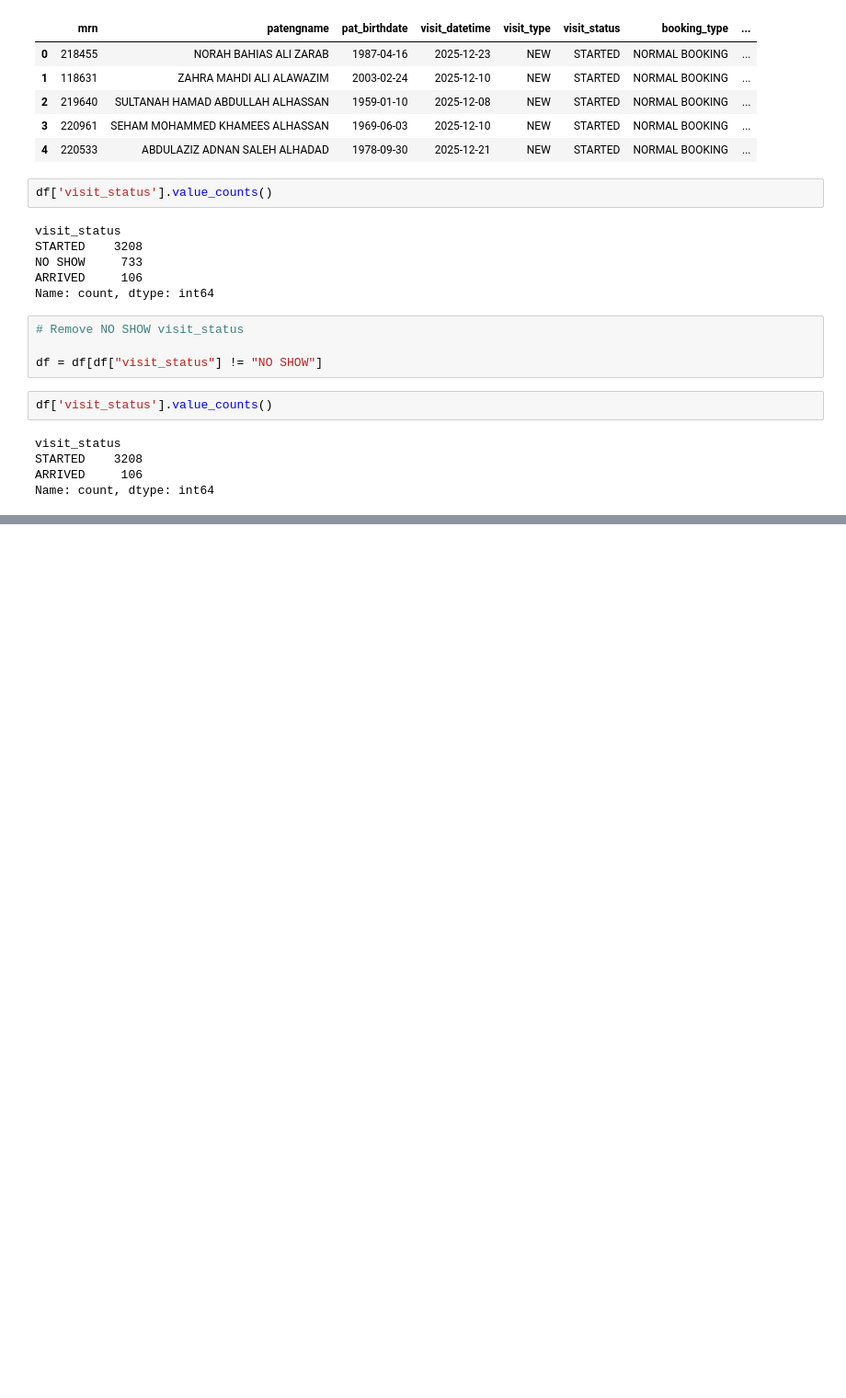
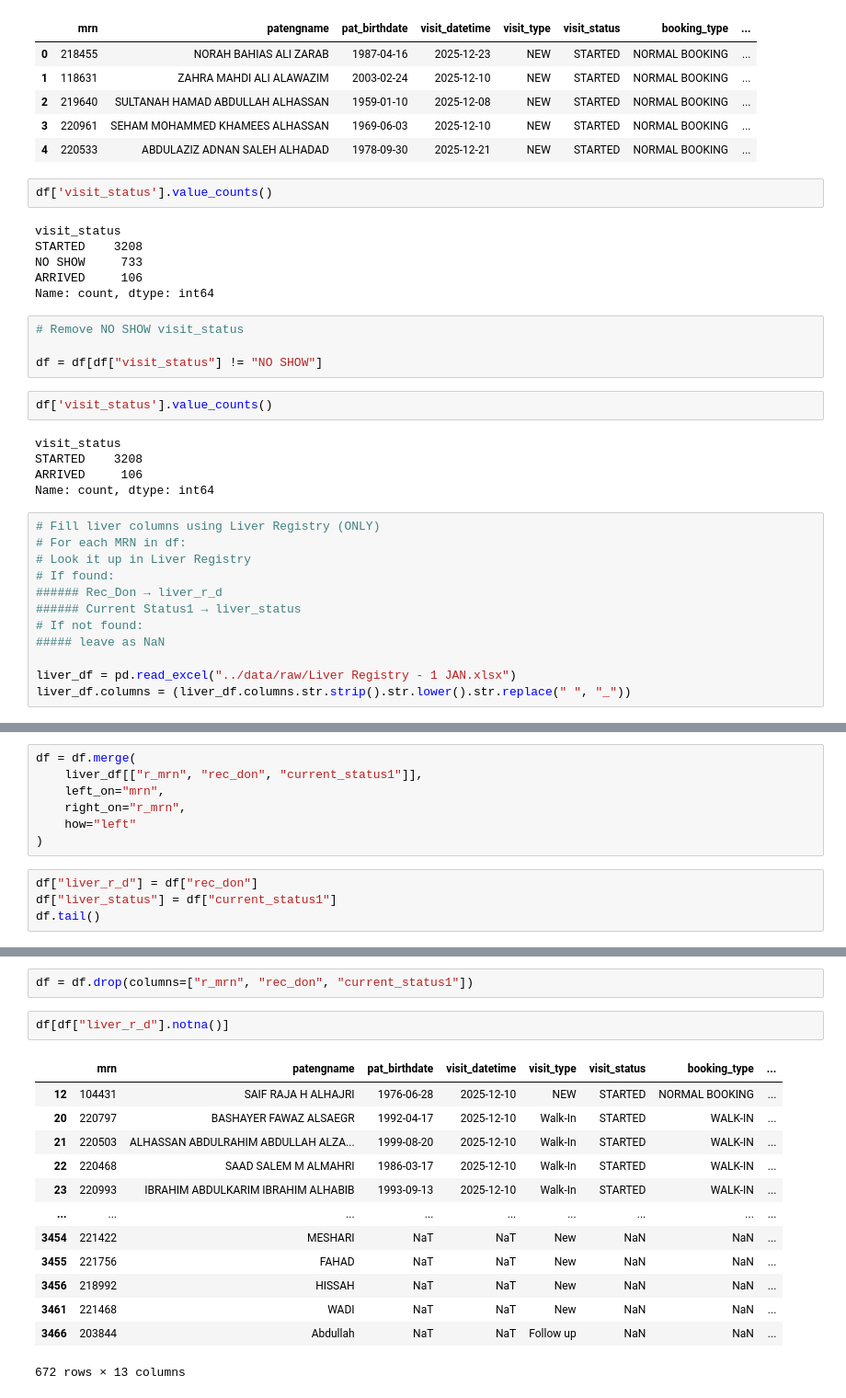
Before and after one commit to maheration/excel-quality-pipeline, a Jupyter notebook: notebooks/01_pipeline_discovery.ipynb, the cells around one changed output, grey strips where cells are left out. Shown at 92% size. Cells and saved outputs as stored; diff of their text form; blank space fills up the shorter version.

```diff
--- a/notebooks/01_pipeline_discovery.ipynb
+++ b/notebooks/01_pipeline_discovery.ipynb
@@ -141,3 +141,15 @@ visit_status
 STARTED    3208
 ARRIVED     106
 Name: count, dtype: int64
+# %%
+# Fill liver columns using Liver Registry (ONLY)
+# For each MRN in df:
+# Look it up in Liver Registry
+# If found:
+###### Rec_Don → liver_r_d
+###### Current Status1 → liver_status
+# If not found:
+##### leave as NaN
+
+liver_df = pd.read_excel("../data/raw/Liver Registry - 1 JAN.xlsx")
+liver_df.columns = (liver_df.columns.str.strip().str.lower().str.replace(" ", "_"))
@@ -143,0 +176,11 @@ Name: count, dtype: int64
+# %%
+df = df.merge(
+    liver_df[["r_mrn", "rec_don", "current_status1"]],
+    left_on="mrn",
+    right_on="r_mrn",
+    how="left"
+)
+# %%
+df["liver_r_d"] = df["rec_don"]
+df["liver_status"] = df["current_status1"]
+df.tail()
@@ -143,0 +194,18 @@ Name: count, dtype: int64
+# %%
+df = df.drop(columns=["r_mrn", "rec_don", "current_status1"])
+# %%
+df[df["liver_r_d"].notna()]
+# %% [output]
+|  | mrn | patengname | pat_birthdate | visit_datetime | visit_type | visit_status | booking_type | ... |
+| 12 | 104431 | SAIF RAJA H ALHAJRI | 1976-06-28 | 2025-12-10 | NEW | STARTED | NORMAL BOOKING | ... |
+| 20 | 220797 | BASHAYER FAWAZ ALSAEGR | 1992-04-17 | 2025-12-10 | Walk-In | STARTED | WALK-IN | ... |
+| 21 | 220503 | ALHASSAN ABDULRAHIM ABDULLAH ALZA... | 1999-08-20 | 2025-12-10 | Walk-In | STARTED | WALK-IN | ... |
+| 22 | 220468 | SAAD SALEM M ALMAHRI | 1986-03-17 | 2025-12-10 | Walk-In | STARTED | WALK-IN | ... |
+| 23 | 220993 | IBRAHIM ABDULKARIM IBRAHIM ALHABIB | 1993-09-13 | 2025-12-10 | Walk-In | STARTED | WALK-IN | ... |
+| ... | ... | ... | ... | ... | ... | ... | ... | ... |
+| 3454 | 221422 | MESHARI | NaT | NaT | New | NaN | NaN | ... |
+| 3455 | 221756 | FAHAD | NaT | NaT | New | NaN | NaN | ... |
+| 3456 | 218992 | HISSAH | NaT | NaT | New | NaN | NaN | ... |
+| 3461 | 221468 | WADI | NaT | NaT | New | NaN | NaN | ... |
+| 3466 | 203844 | Abdullah | NaT | NaT | Follow up | NaN | NaN | ... |
+672 rows × 13 columns
```
Also changed, not shown: parts of 14 cells of this notebook.
